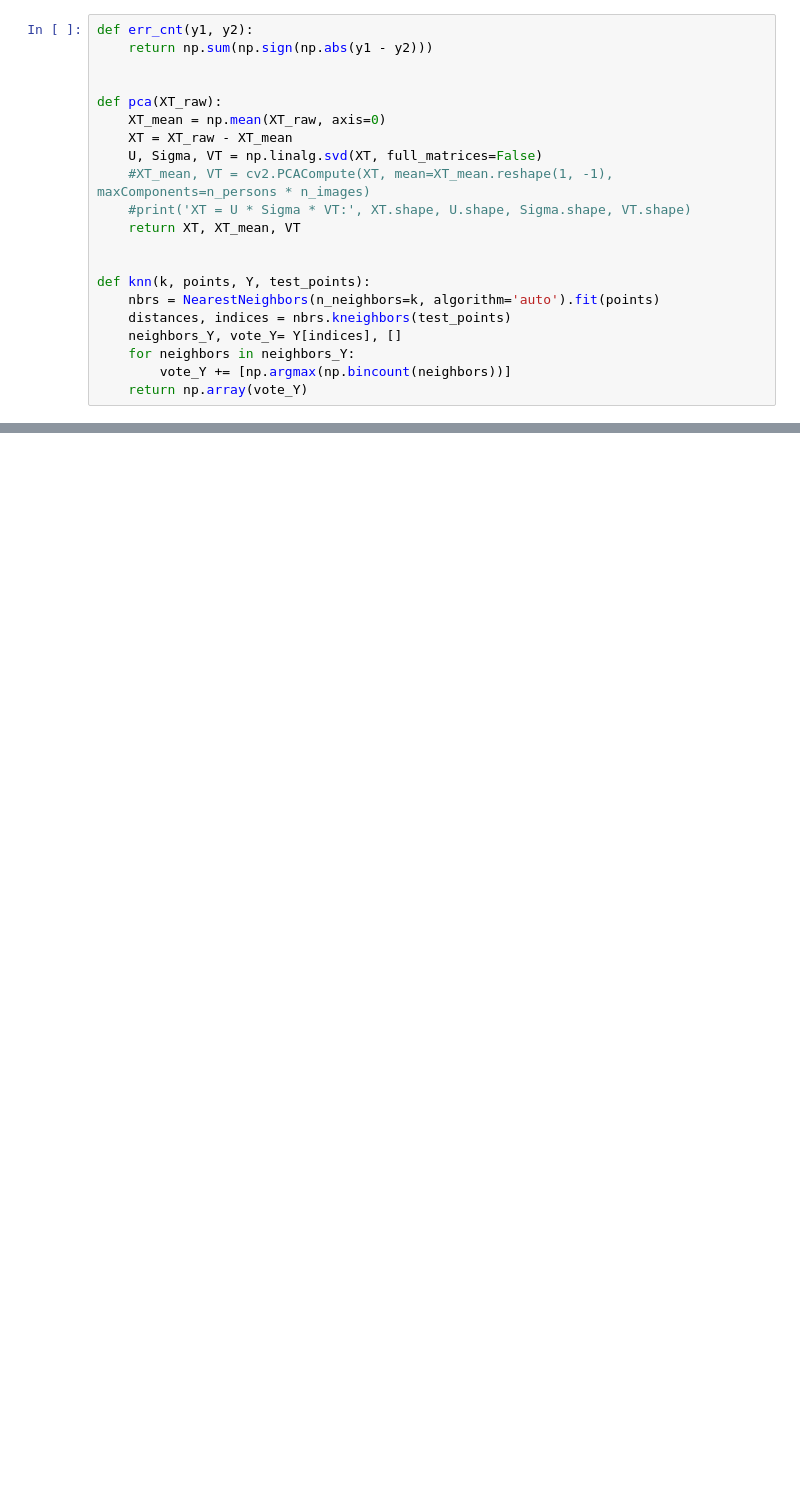
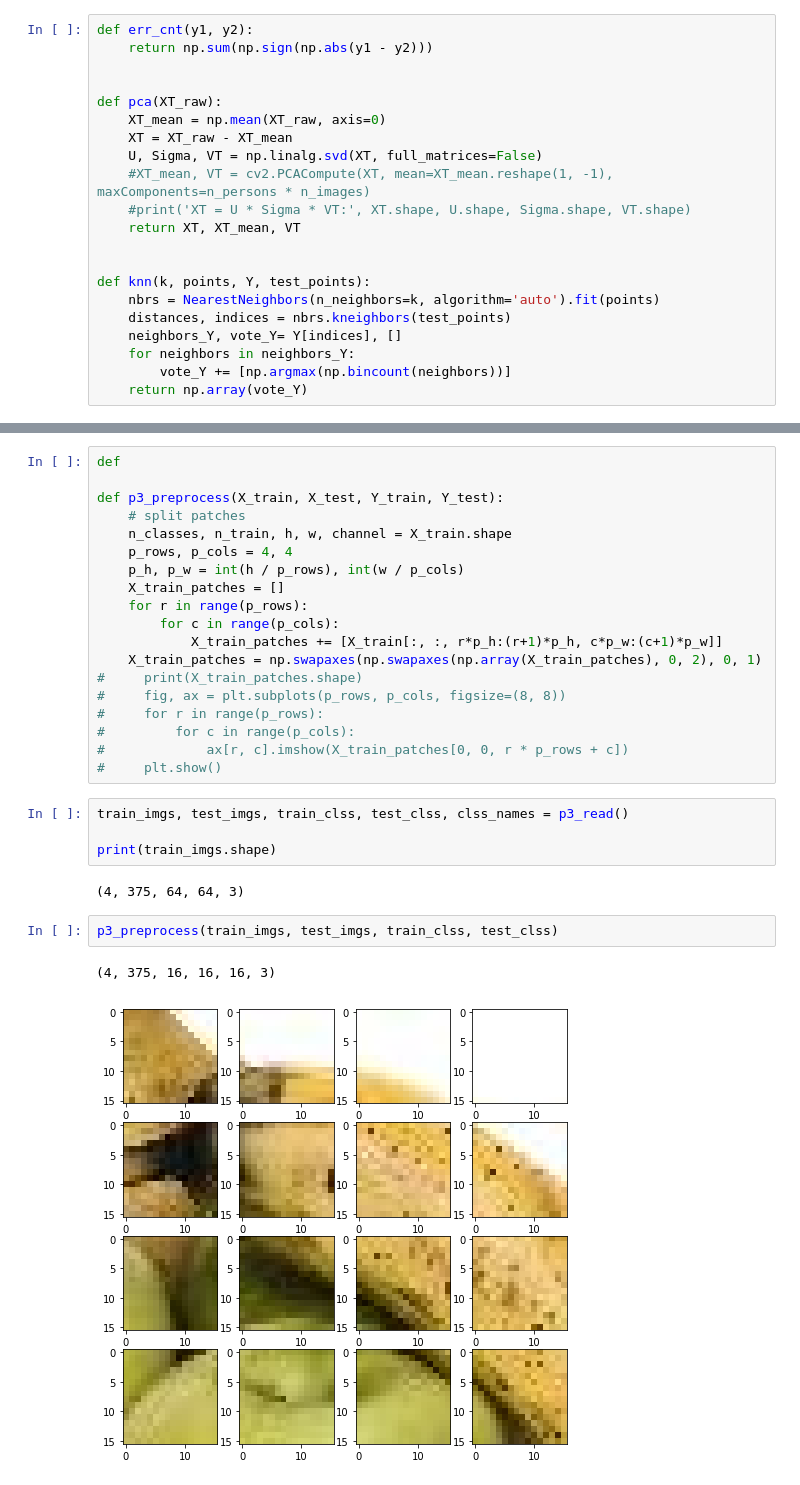
Before and after one commit to qhan1028/Deep-Learning-for-Computer-Vision, a Jupyter notebook: hw1/hw1.ipynb, the cells around one changed output, grey strips where cells are left out. Drawn from its saved outputs; the diff is of its cells as text; blank space fills up the shorter version.

```diff
--- a/hw1/hw1.ipynb
+++ b/hw1/hw1.ipynb
@@ -191,0 +232,30 @@ test error = 10
+# %%
+def
+
+def p3_preprocess(X_train, X_test, Y_train, Y_test):
+    # split patches
+    n_classes, n_train, h, w, channel = X_train.shape
+    p_rows, p_cols = 4, 4
+    p_h, p_w = int(h / p_rows), int(w / p_cols)
+    X_train_patches = []
+    for r in range(p_rows):
+        for c in range(p_cols):
+            X_train_patches += [X_train[:, :, r*p_h:(r+1)*p_h, c*p_w:(c+1)*p_w]]
+    X_train_patches = np.swapaxes(np.swapaxes(np.array(X_train_patches), 0, 2), 0, 1)
+#     print(X_train_patches.shape)
+#     fig, ax = plt.subplots(p_rows, p_cols, figsize=(8, 8))
+#     for r in range(p_rows):
+#         for c in range(p_cols):
+#             ax[r, c].imshow(X_train_patches[0, 0, r * p_rows + c])
+#     plt.show()
+# %%
+train_imgs, test_imgs, train_clss, test_clss, clss_names = p3_read()
+
+print(train_imgs.shape)
+# %% [output]
+(4, 375, 64, 64, 3)
+# %%
+p3_preprocess(train_imgs, test_imgs, train_clss, test_clss)
+# %% [output]
+(4, 375, 16, 16, 16, 3)
+[figure, added]
```
Also changed, not shown: parts of 9 cells of this notebook.
